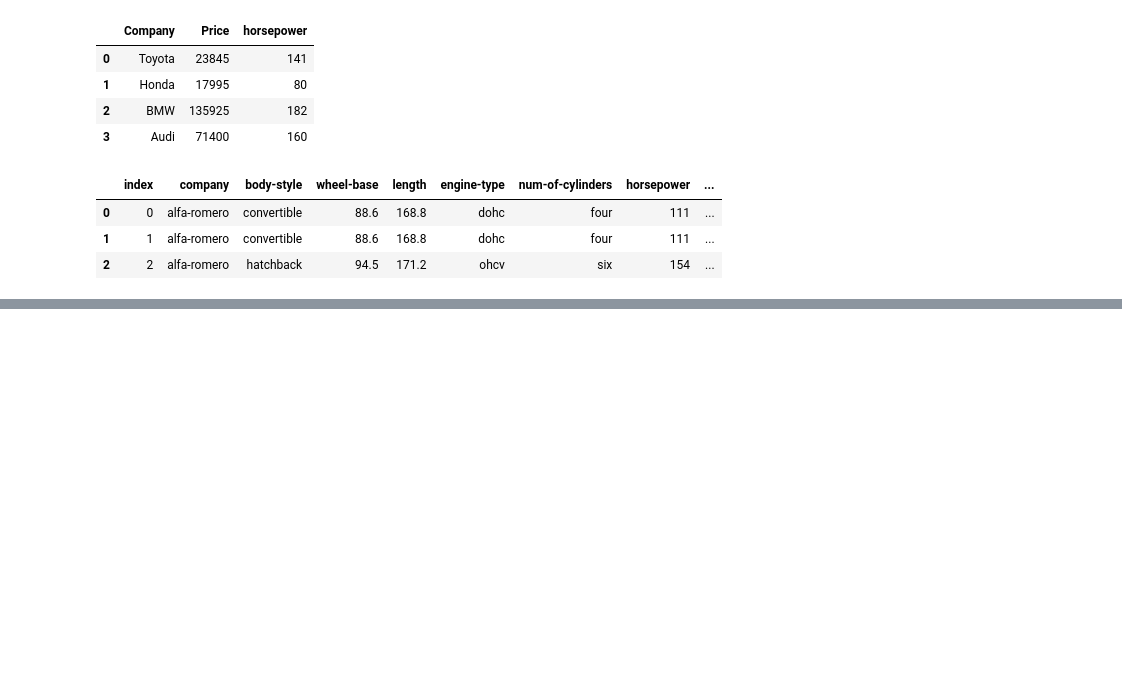
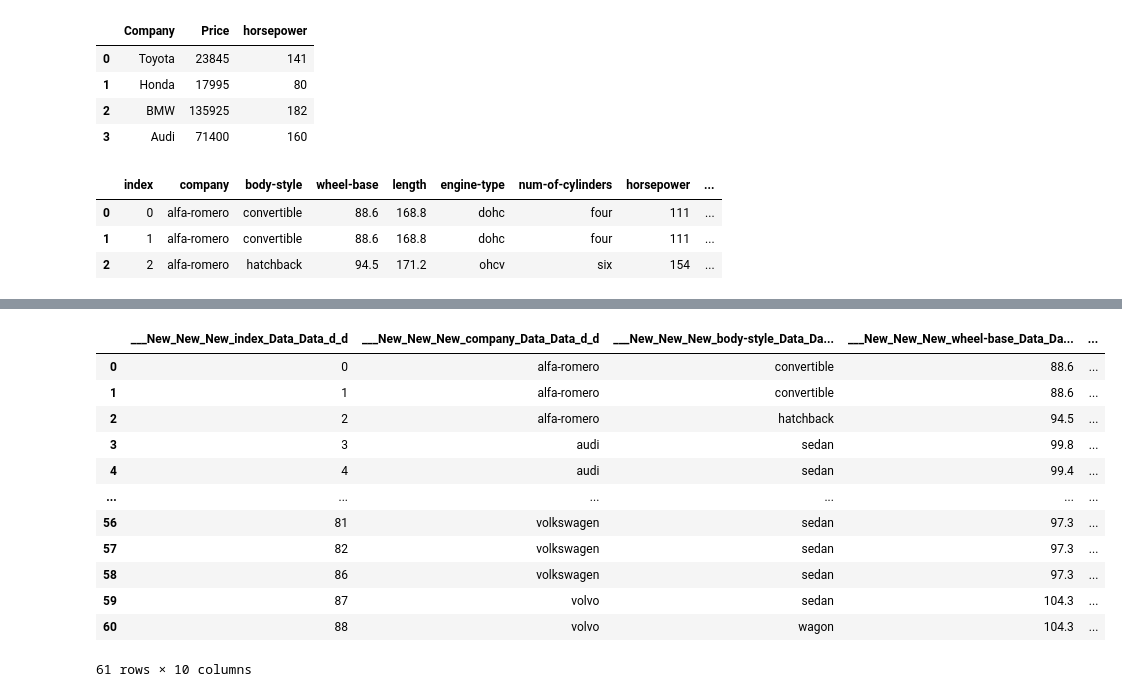
Before and after one commit to chaudhary-dotcom/Python-Beginning-, a Jupyter notebook: pandasDay1.ipynb, the cells around one changed output, grey strips where cells are left out. Drawn from its saved outputs; the diff is of its cells as text; code cells hidden in the pictures; blank space fills up the shorter version.

```diff
--- a/pandasDay1.ipynb
+++ b/pandasDay1.ipynb
@@ -315,0 +376,3 @@ df.head(3)
+# %%
+df.dropna(inplace=True)
+df.info()
@@ -315,0 +397,19 @@ df.head(3)
+# %%
+#rename columns with a prefix or suffix
+df = df.add_prefix('_')
+df = df.add_suffix('_d')
+df
+# %% [output]
+|  | ___New_New_New_index_Data_Data_d_d | ___New_New_New_company_Data_Data_d_d | ___New_New_New_body-style_Data_Da... | ___New_New_New_wheel-base_Data_Da... | ... |
+| 0 | 0 | alfa-romero | convertible | 88.6 | ... |
+| 1 | 1 | alfa-romero | convertible | 88.6 | ... |
+| 2 | 2 | alfa-romero | hatchback | 94.5 | ... |
+| 3 | 3 | audi | sedan | 99.8 | ... |
+| 4 | 4 | audi | sedan | 99.4 | ... |
+| ... | ... | ... | ... | ... | ... |
+| 56 | 81 | volkswagen | sedan | 97.3 | ... |
+| 57 | 82 | volkswagen | sedan | 97.3 | ... |
+| 58 | 86 | volkswagen | sedan | 97.3 | ... |
+| 59 | 87 | volvo | sedan | 104.3 | ... |
+| 60 | 88 | volvo | wagon | 104.3 | ... |
+61 rows × 10 columns
```
Also changed, not shown: parts of 10 cells of this notebook.
